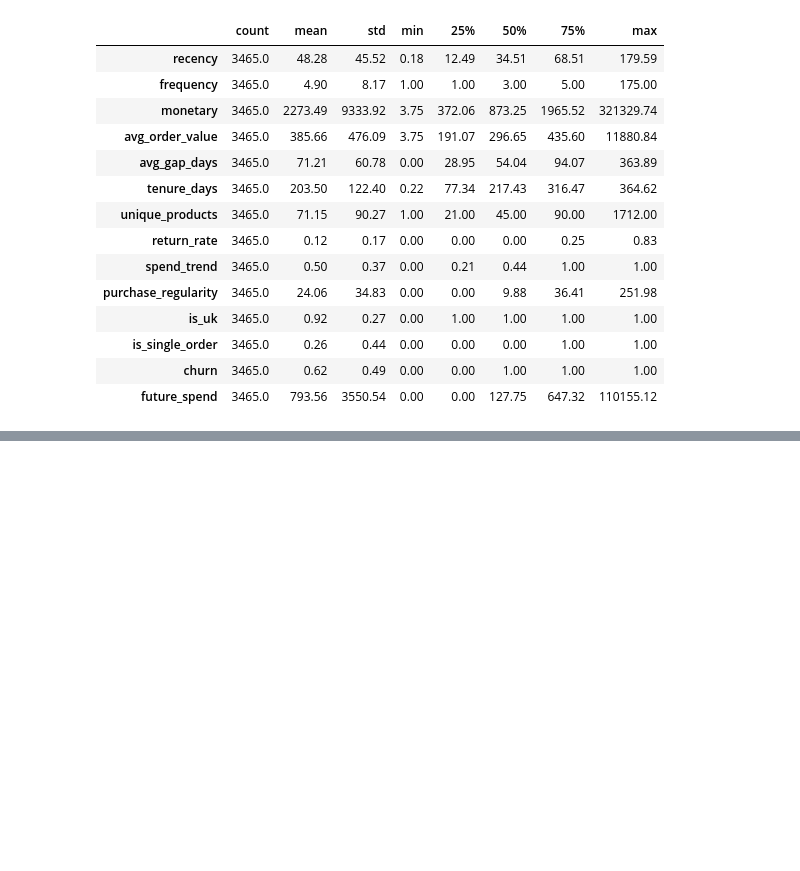
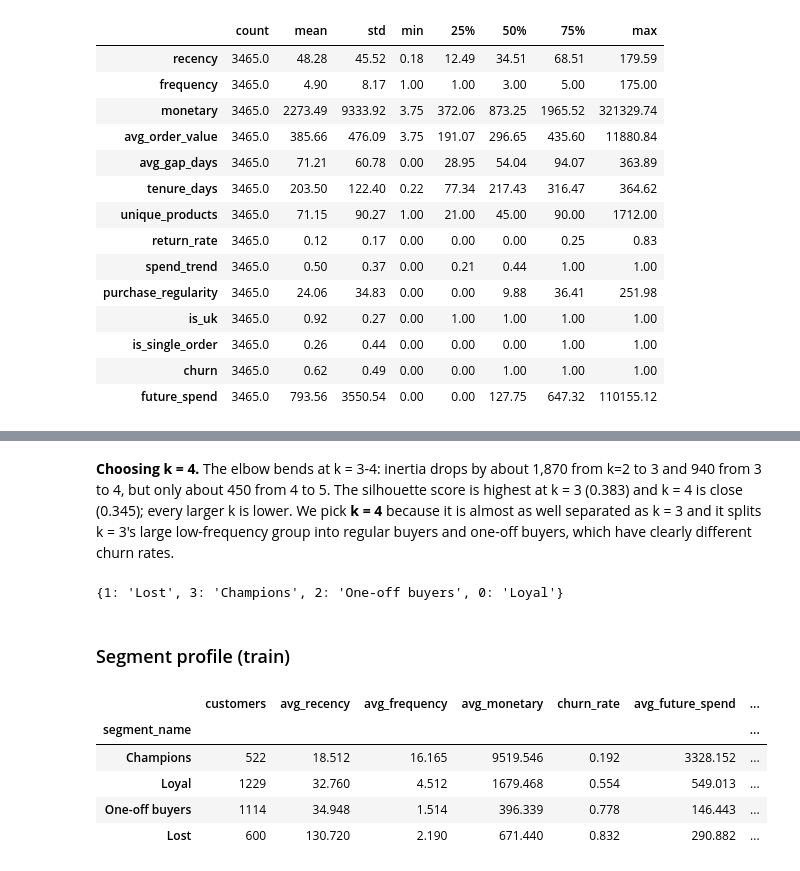
Before and after one commit to Muskan15-debug/ML-project, a Jupyter notebook: notebooks/02_features_and_segmentation.ipynb, the cells around one changed output, grey strips where cells are left out. Saved outputs shown, nothing was run; the diff lists cells and outputs as text; code cells hidden in the pictures; blank space fills up the shorter version.

```diff
--- a/notebooks/02_features_and_segmentation.ipynb
+++ b/notebooks/02_features_and_segmentation.ipynb
@@ -85,0 +111,21 @@ train.describe().T.round(2)
+# %% [markdown]
+**Choosing k = 4.** The elbow bends at k = 3-4: inertia drops by about 1,870 from k=2 to 3 and 940 from 3 to 4, but only about 450 from 4 to 5. The silhouette score is highest at k = 3 (0.383) and k = 4 is close (0.345); every larger k is lower. We pick **k = 4** because it is almost as well separated as k = 3 and it splits k = 3's large low-frequency group into regular buyers and one-off buyers, which have clearly different churn rates.
+# %%
+bundle = segmentation.fit_segmentation(train, config.N_SEGMENTS)
+train, test = segmentation.add_segments_to_tables(train, test, bundle)
+bundle['segment_names']
+# %% [output]
+{1: 'Lost', 3: 'Champions', 2: 'One-off buyers', 0: 'Loyal'}
+# %% [markdown]
+### Segment profile (train)
+# %%
+summary_train = segmentation.segment_summary(train)
+summary_train.to_csv(config.TABLES_DIR / 'segment_summary_train.csv')
+summary_train
+# %% [output]
+|  | customers | avg_recency | avg_frequency | avg_monetary | churn_rate | avg_future_spend | ... |
+| segment_name |  |  |  |  |  |  | ... |
+| Champions | 522 | 18.512 | 16.165 | 9519.546 | 0.192 | 3328.152 | ... |
+| Loyal | 1229 | 32.760 | 4.512 | 1679.468 | 0.554 | 549.013 | ... |
+| One-off buyers | 1114 | 34.948 | 1.514 | 396.339 | 0.778 | 146.443 | ... |
+| Lost | 600 | 130.720 | 2.190 | 671.440 | 0.832 | 290.882 | ... |
```
Also changed, not shown: parts of 10 cells of this notebook, 9 other files.
